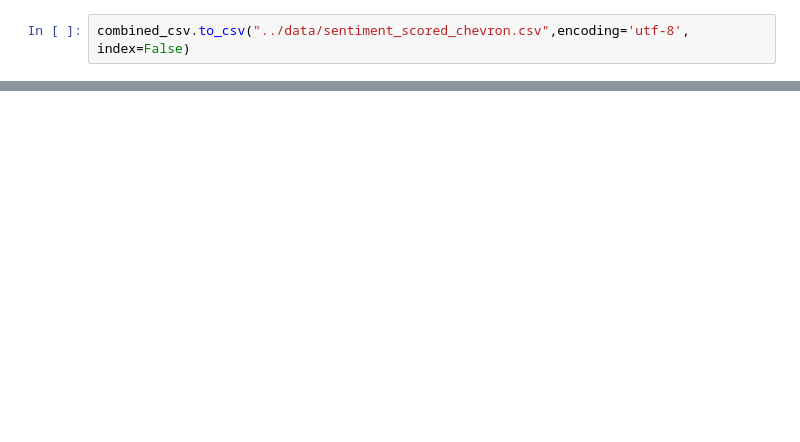
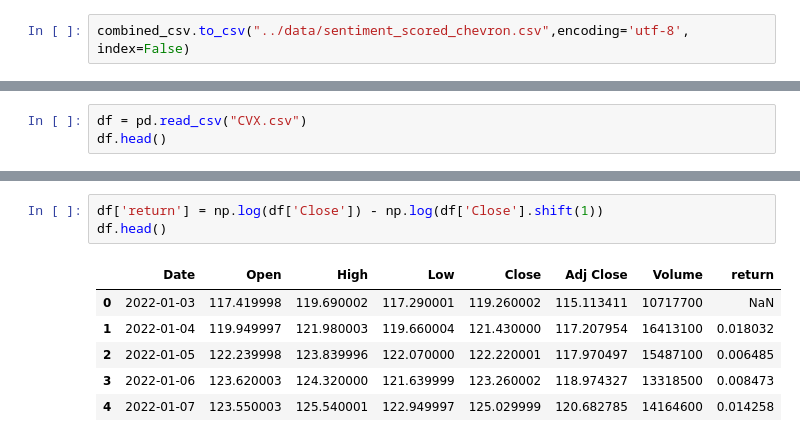
Before and after one commit to PranavTavildar1/Senior-Thesis, a Jupyter notebook: code/newprocessing.ipynb, the cells around one changed output, grey strips where cells are left out. Drawn from its saved outputs; the diff is of its cells as text; blank space fills up the shorter version.

```diff
--- a/code/newprocessing.ipynb
+++ b/code/newprocessing.ipynb
@@ -40,0 +76,3 @@ combined_csv.to_csv("../data/sentiment_scored_chevron.csv",encoding='utf-8', ind
+# %%
+df = pd.read_csv("CVX.csv")
+df.head()
@@ -40,0 +86,10 @@ combined_csv.to_csv("../data/sentiment_scored_chevron.csv",encoding='utf-8', ind
+# %%
+df['return'] = np.log(df['Close']) - np.log(df['Close'].shift(1))
+df.head()
+# %% [output]
+|  | Date | Open | High | Low | Close | Adj Close | Volume | return |
+| 0 | 2022-01-03 | 117.419998 | 119.690002 | 117.290001 | 119.260002 | 115.113411 | 10717700 | NaN |
+| 1 | 2022-01-04 | 119.949997 | 121.980003 | 119.660004 | 121.430000 | 117.207954 | 16413100 | 0.018032 |
+| 2 | 2022-01-05 | 122.239998 | 123.839996 | 122.070000 | 122.220001 | 117.970497 | 15487100 | 0.006485 |
+| 3 | 2022-01-06 | 123.620003 | 124.320000 | 121.639999 | 123.260002 | 118.974327 | 13318500 | 0.008473 |
+| 4 | 2022-01-07 | 123.550003 | 125.540001 | 122.949997 | 125.029999 | 120.682785 | 14164600 | 0.014258 |
```
Also changed, not shown: parts of 5 cells of this notebook, 2 other files.
